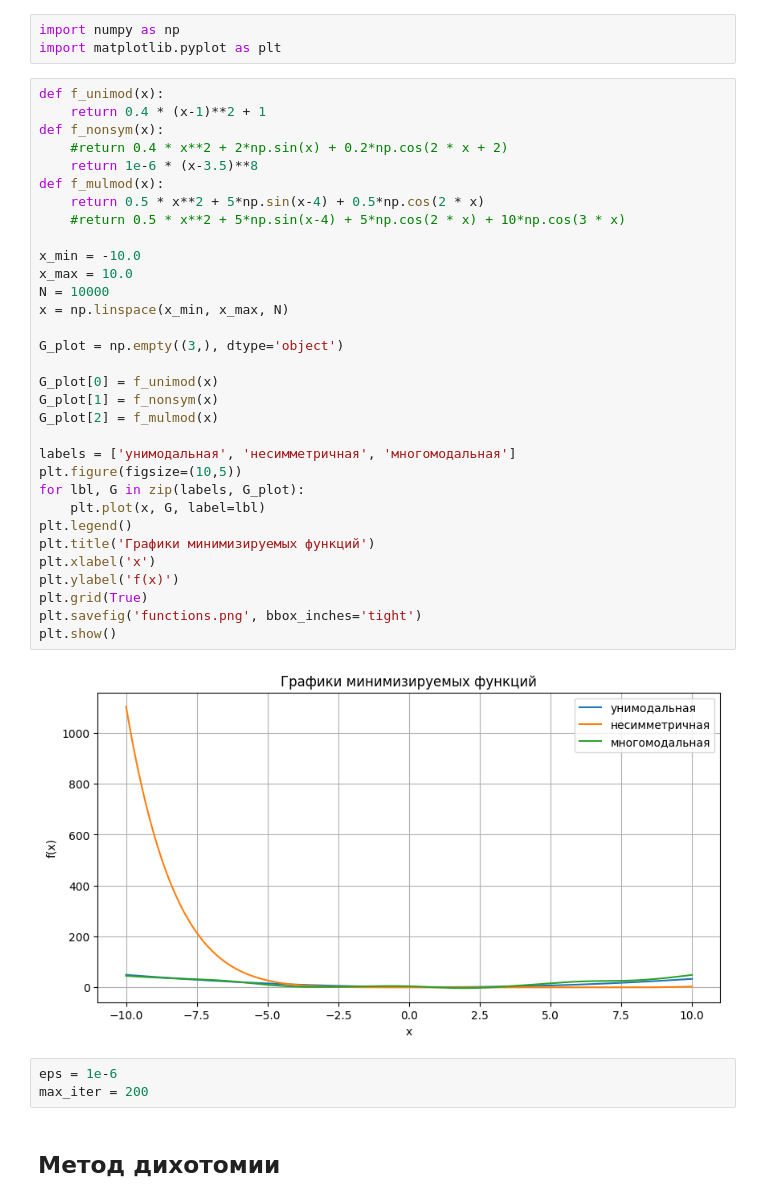
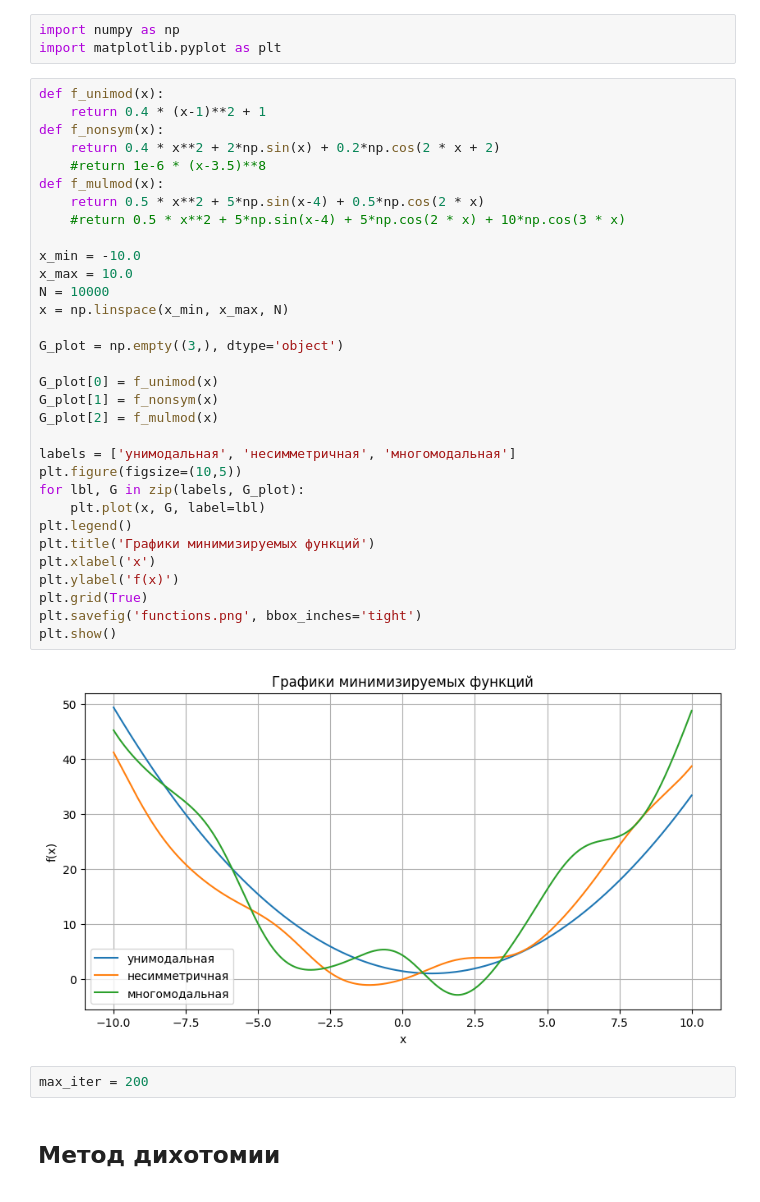
Before and after one commit to romangorbunov91/linear-search, a Jupyter notebook: notebook.ipynb, the cells around one changed output. Saved outputs shown, nothing was run; the diff lists cells and outputs as text.

```diff
--- a/notebook.ipynb
+++ b/notebook.ipynb
@@ -7,38 +7,37 @@ import matplotlib.pyplot as plt
 def f_unimod(x):
     return 0.4 * (x-1)**2 + 1
 def f_nonsym(x):
-    #return 0.4 * x**2 + 2*np.sin(x) + 0.2*np.cos(2 * x + 2)
-    return 1e-6 * (x-3.5)**8
+    return 0.4 * x**2 + 2*np.sin(x) + 0.2*np.cos(2 * x + 2)
+    #return 1e-6 * (x-3.5)**8
 def f_mulmod(x):
     return 0.5 * x**2 + 5*np.sin(x-4) + 0.5*np.cos(2 * x)
     #return 0.5 * x**2 + 5*np.sin(x-4) + 5*np.cos(2 * x) + 10*np.cos(3 * x)
 
 x_min = -10.0
 x_max = 10.0
 N = 10000
 x = np.linspace(x_min, x_max, N)
 
 G_plot = np.empty((3,), dtype='object')
 
 G_plot[0] = f_unimod(x)
 G_plot[1] = f_nonsym(x)
 G_plot[2] = f_mulmod(x)
 
 labels = ['унимодальная', 'несимметричная', 'многомодальная']
 plt.figure(figsize=(10,5))
 for lbl, G in zip(labels, G_plot):
     plt.plot(x, G, label=lbl)
 plt.legend()
 plt.title('Графики минимизируемых функций')
 plt.xlabel('x')
 plt.ylabel('f(x)')
 plt.grid(True)
 plt.savefig('functions.png', bbox_inches='tight')
 plt.show()
 # %% [output]
-[figure, old version]
+[figure, new version]
 # %%
-eps = 1e-6
 max_iter = 200
 # %% [markdown]
 ## Метод дихотомии
```
Also changed, not shown: parts of 15 cells of this notebook, 1 other file.
